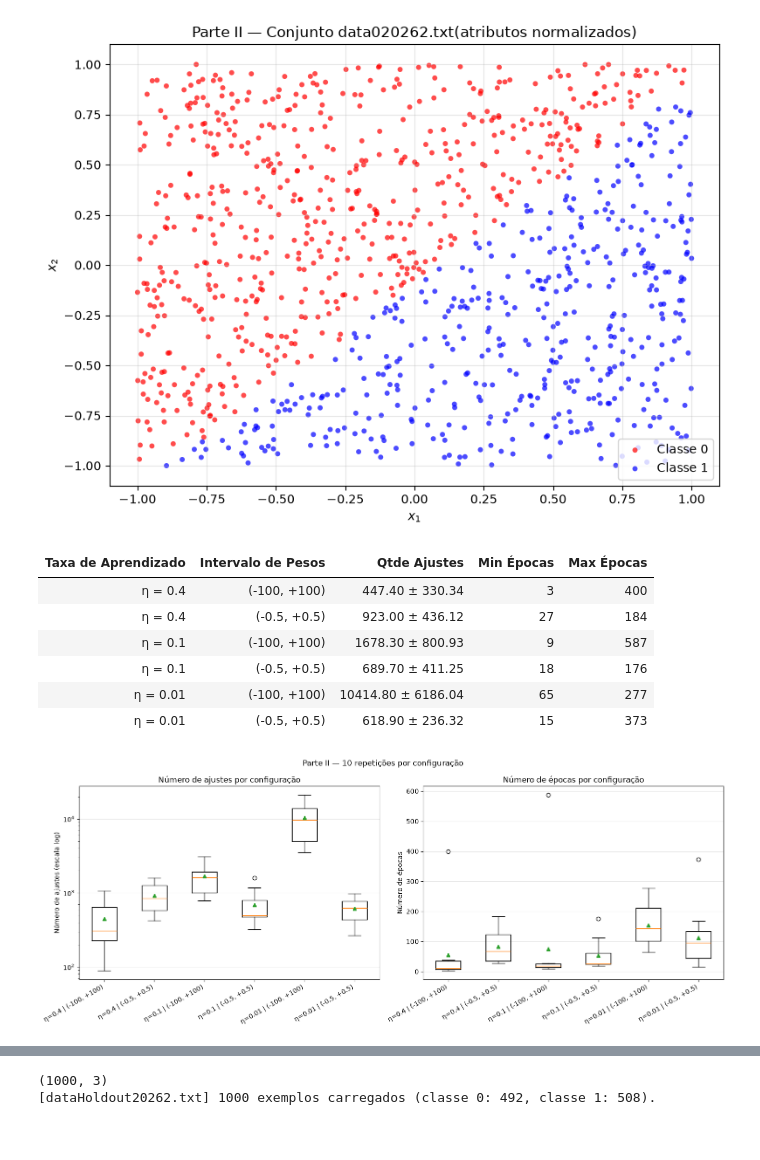
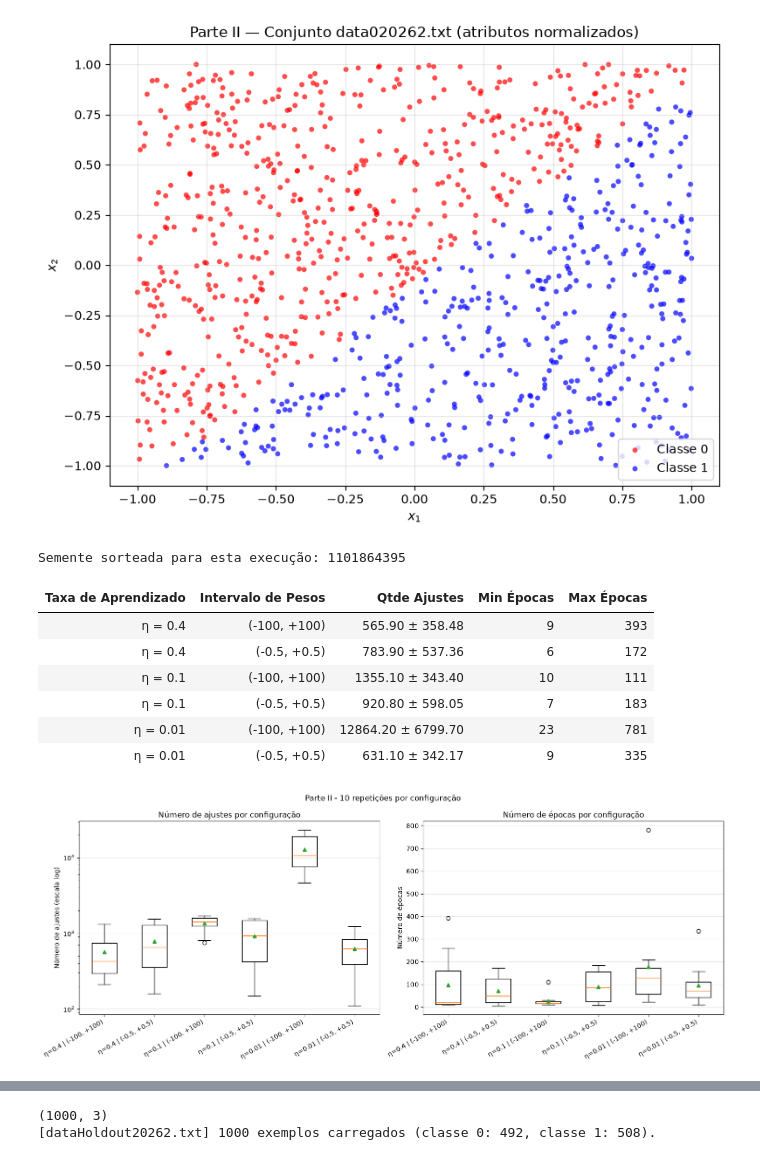
Before and after one commit to jubcohen/aprendizado-neuronio-perceptron-pp2, a Jupyter notebook: pp-2.1-perceptron-2026-2.ipynb, the cells around one changed output, grey strips where cells are left out. Saved outputs shown, nothing was run; the diff lists cells and outputs as text; code cells hidden in the pictures.

```diff
--- a/pp-2.1-perceptron-2026-2.ipynb
+++ b/pp-2.1-perceptron-2026-2.ipynb
@@ -54,15 +57,16 @@ def carregar_dados(caminho):
           f"(classe 0: {np.sum(yd == 0)}, classe 1: {np.sum(yd == 1)}).")
     return X, yd
 
-def normalizar_atributos(X):
+def normalizar_atributos(X, limites=None):
     """
     Leva cada atributo (coluna) de X para [-1, 1] por min-max.
 
-    limites : (minimos, maximos) são calculados a partir de X
+    limites : (minimos, maximos); se None, são calculados a partir de X
     Devolve X normalizado e os limites usados, para reaplicá-los em outro conjunto.
     """
-    # mínimo e máximo de cada coluna separadamente (axis=0), e não da matriz inteira
-    limites = (X.min(axis=0), X.max(axis=0))
+    # calcula os limites só quando não foram informados (ex.: no conjunto de treino)
+    if limites is None:
+        limites = (X.min(axis=0), X.max(axis=0))
     minimos, maximos = limites
     # (X - min) / (max - min) leva para [0, 1]; "* 2 - 1" desloca para [-1, 1]
     return 2 * (X - minimos) / (maximos - minimos) - 1, limites
@@ -475,25 +478,29 @@ plt.show()
 [figure]
 # %%
 # célula para apenas executar as rotinas de treino
+semente_p2 = random.randrange(2**32)
+print(f"Semente sorteada para esta execução: {semente_p2}")
 
-df_result_p2 = executar_experimentos(X_p2, yd_p2, ETAS_PARTE2, INTERVALOS_PARTE2, verbose=False)
+df_result_p2 = executar_experimentos(X_p2, yd_p2, ETAS_PARTE2, INTERVALOS_PARTE2, rng=semente_p2, verbose=False)
+# %% [output]
+Semente sorteada para esta execução: 1101864395
 # %%
 # célula para exibir apenas a tabela resumida dos resultados do experimento
 tabela_result_p2 = tabela_experimentos(df_result_p2)
 tabela_result_p2
 # %% [output]
 | Taxa de Aprendizado | Intervalo de Pesos | Qtde Ajustes | Min Épocas | Max Épocas |
-| η = 0.4 | (-100, +100) | 447.40 ± 330.34 | 3 | 400 |
-| η = 0.4 | (-0.5, +0.5) | 923.00 ± 436.12 | 27 | 184 |
-| η = 0.1 | (-100, +100) | 1678.30 ± 800.93 | 9 | 587 |
-| η = 0.1 | (-0.5, +0.5) | 689.70 ± 411.25 | 18 | 176 |
-| η = 0.01 | (-100, +100) | 10414.80 ± 6186.04 | 65 | 277 |
-| η = 0.01 | (-0.5, +0.5) | 618.90 ± 236.32 | 15 | 373 |
+| η = 0.4 | (-100, +100) | 565.90 ± 358.48 | 9 | 393 |
+| η = 0.4 | (-0.5, +0.5) | 783.90 ± 537.36 | 6 | 172 |
+| η = 0.1 | (-100, +100) | 1355.10 ± 343.40 | 10 | 111 |
+| η = 0.1 | (-0.5, +0.5) | 920.80 ± 598.05 | 7 | 183 |
+| η = 0.01 | (-100, +100) | 12864.20 ± 6799.70 | 23 | 781 |
+| η = 0.01 | (-0.5, +0.5) | 631.10 ± 342.17 | 9 | 335 |
 # %%
 # número de repetições lido do próprio resultado, em vez de uma constante separada
 plotar_boxplots(df_result_p2,
-                titulo=f'Parte II — {df_result_p2["repeticao"].max()} repetições por configuração')
+                titulo=f'Parte II - {df_result_p2["repeticao"].max()} repetições por configuração')
 plt.tight_layout()
 plt.show()
 # %% [output]
-[figure, old version]
+[figure, new version]
```
Also changed, not shown: parts of 16 cells of this notebook.
